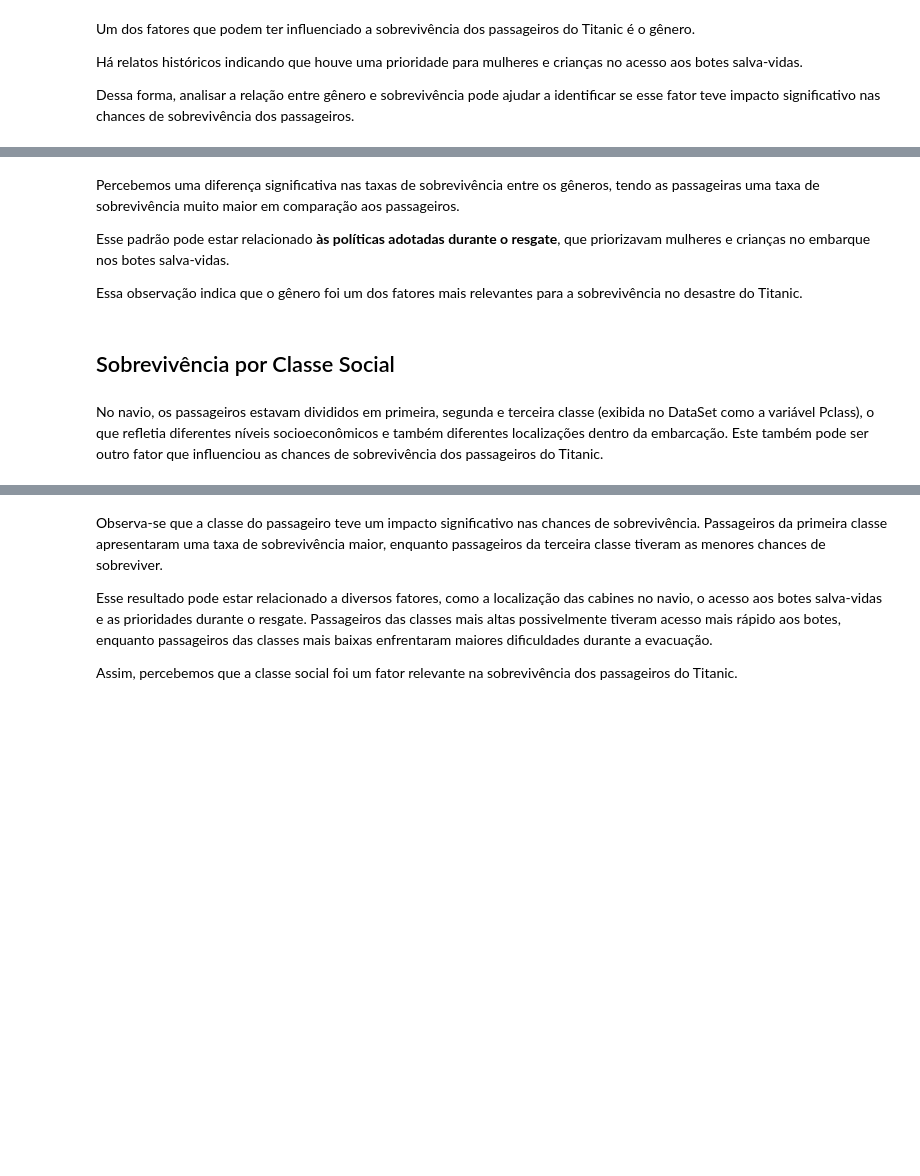
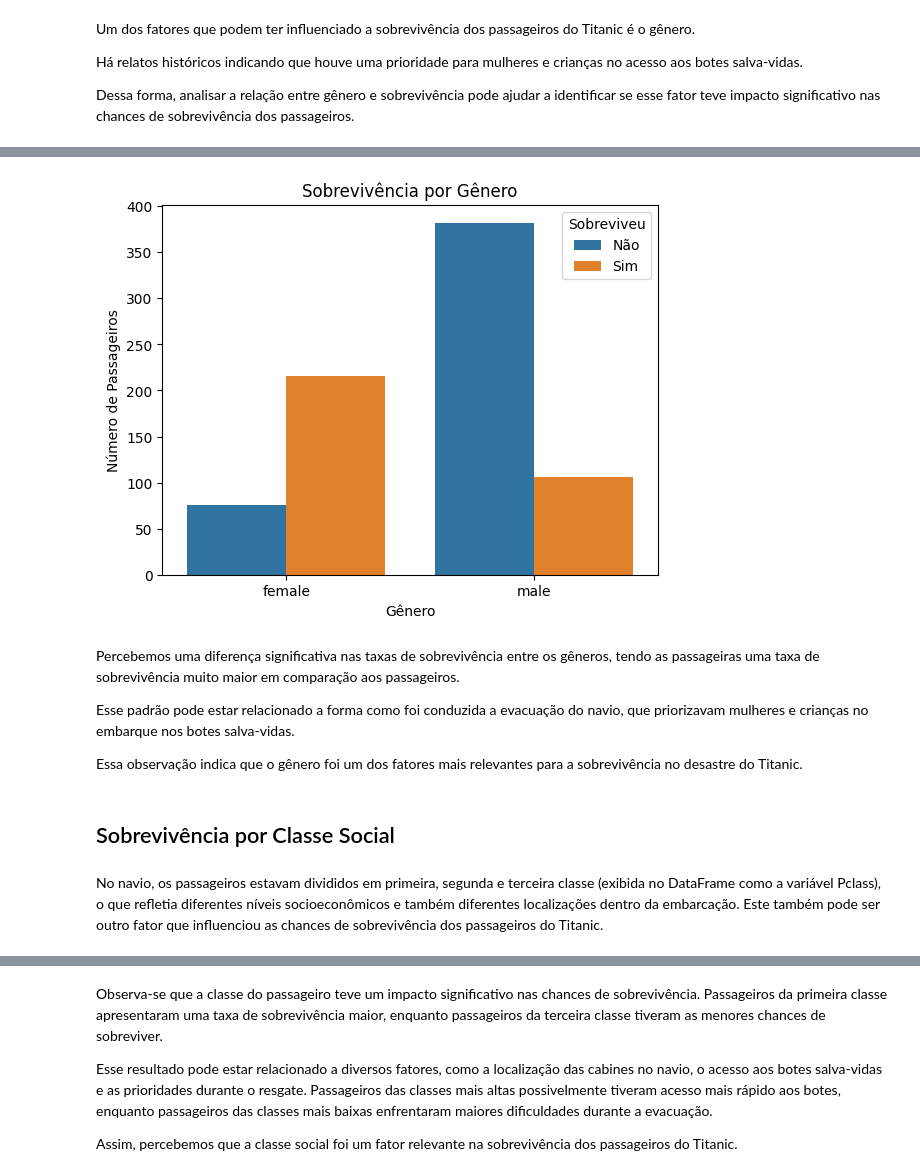
Before and after one commit to evelynkleinenf-cloud/titanic_eda, a Jupyter notebook: titanic_analysis.ipynb, the cells around one changed output, grey strips where cells are left out. Drawn from its saved outputs; the diff is of its cells as text; code cells hidden in the pictures; blank space fills up the shorter version.

```diff
--- a/titanic_analysis.ipynb
+++ b/titanic_analysis.ipynb
@@ -324,22 +671,16 @@ Dessa forma, analisar a relação entre gênero e sobrevivência pode ajudar a i
 # %%
-# Contagem de sobreviventes por gênero
-df.groupby('Sex')['Survived'].sum()
-
-# Taxa de sobrevivência por gênero
-df.groupby('Sex')['Survived'].mean()
-
 # Visualização gráfica
-sns.countplot(x='Sex', hue='Survived', data=df)
-
+sns.countplot(x='Sex', hue='Survived', data=df_titanic)
 plt.title('Sobrevivência por Gênero')
 plt.xlabel('Gênero')
 plt.ylabel('Número de Passageiros')
 plt.legend(title='Sobreviveu', labels=['Não', 'Sim'])
-
 plt.show()
+# %% [output]
+[figure, added]
 # %% [markdown]
 Percebemos uma diferença significativa nas taxas de sobrevivência entre os gêneros, tendo as passageiras uma taxa de sobrevivência muito maior em comparação aos passageiros.
 
-Esse padrão pode estar relacionado **às políticas adotadas durante o resgate**, que priorizavam mulheres e crianças no embarque nos botes salva-vidas.
+Esse padrão pode estar relacionado a forma como foi conduzida a evacuação do navio, que priorizavam mulheres e crianças no embarque nos botes salva-vidas.
 
 Essa observação indica que o gênero foi um dos fatores mais relevantes para a sobrevivência no desastre do Titanic.
@@ -362,4 +687,4 @@ plt.show()
 # %% [markdown]
 ## Sobrevivência por Classe Social
 # %% [markdown]
-No navio, os passageiros estavam divididos em primeira, segunda e terceira classe (exibida no DataSet como a variável Pclass), o que refletia diferentes níveis socioeconômicos e também diferentes localizações dentro da embarcação. Este também pode ser outro fator que influenciou as chances de sobrevivência dos passageiros do Titanic.
+No navio, os passageiros estavam divididos em primeira, segunda e terceira classe (exibida no DataFrame como a variável Pclass), o que refletia diferentes níveis socioeconômicos e também diferentes localizações dentro da embarcação. Este também pode ser outro fator que influenciou as chances de sobrevivência dos passageiros do Titanic.
```
Also changed, not shown: parts of 162 cells of this notebook.
